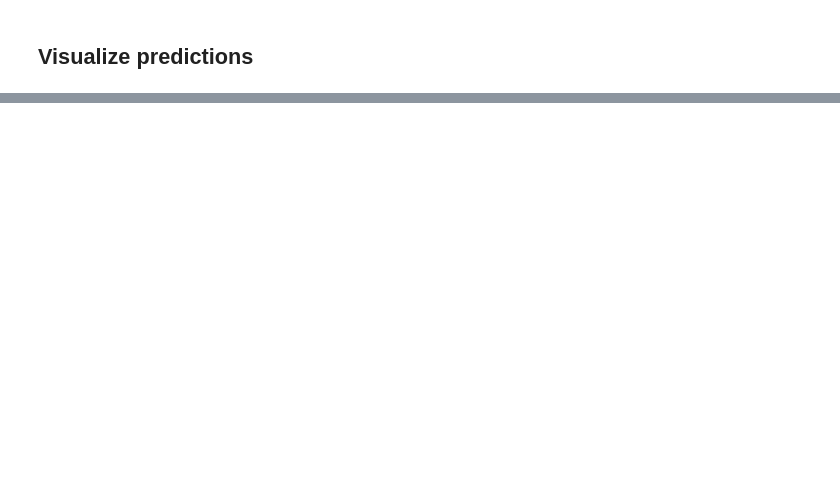
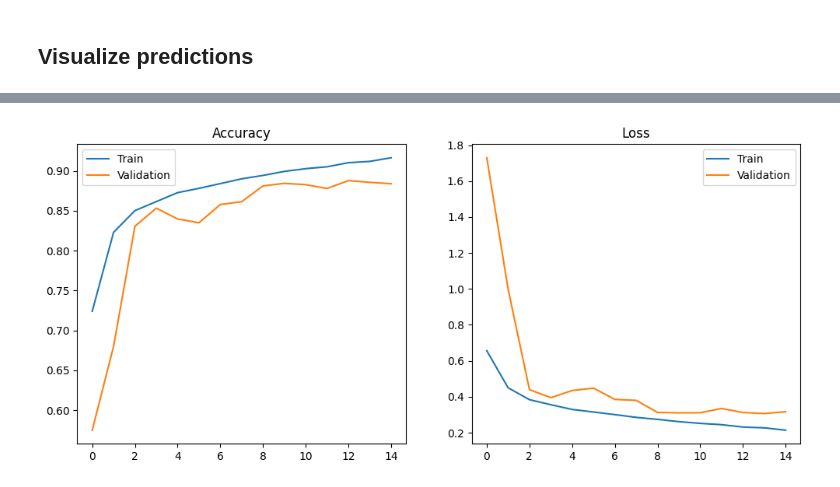
Before and after one commit to FrederikZielke/Deep-Learning, a Jupyter notebook: Applied/image_segmentation/Exercise_7_5a_Image_Segmentation.ipynb, the cells around one changed output, grey strips where cells are left out. Cells and saved outputs as stored; diff of their text form; code cells hidden in the pictures; blank space fills up the shorter version.

```diff
--- a/Applied/image_segmentation/Exercise_7_5a_Image_Segmentation.ipynb
+++ b/Applied/image_segmentation/Exercise_7_5a_Image_Segmentation.ipynb
@@ -359,3 +358,37 @@ def display_mask(i):
+# %%
+import pandas as pd
+import matplotlib.pyplot as plt
+
+# Load the saved history
+history_df = pd.read_csv('oxford_segmentation.csv')
+
+# Plot directly from the dataframe
+plt.figure(figsize=(12, 5))
+
+# Accuracy Plot
+plt.subplot(1, 2, 1)
+plt.plot(history_df['epoch'], history_df['sparse_categorical_accuracy'], label='Train')
+plt.plot(history_df['epoch'], history_df['val_sparse_categorical_accuracy'], label='Validation')
+plt.title('Accuracy')
+plt.legend()
+
+# Loss Plot
+plt.subplot(1, 2, 2)
+plt.plot(history_df['epoch'], history_df['loss'], label='Train')
+plt.plot(history_df['epoch'], history_df['val_loss'], label='Validation')
+plt.title('Loss')
+plt.legend()
+
+# # Mean IoU Plot
+# plt.subplot(1, 3, 3)
+# plt.plot(history_df['epoch'], history_df['mean_iou'], label='Train')
+# plt.plot(history_df['epoch'], history_df['val_mean_iou'], label='Validation')
+# plt.title('Mean IoU')
+# plt.legend()
+
+plt.show()
+# %% [output]
+[figure, added]
 # %%
 # Display results for validation image #10
 for i in range(10):
```
Also changed, not shown: parts of 6 cells of this notebook, 2 other files.
